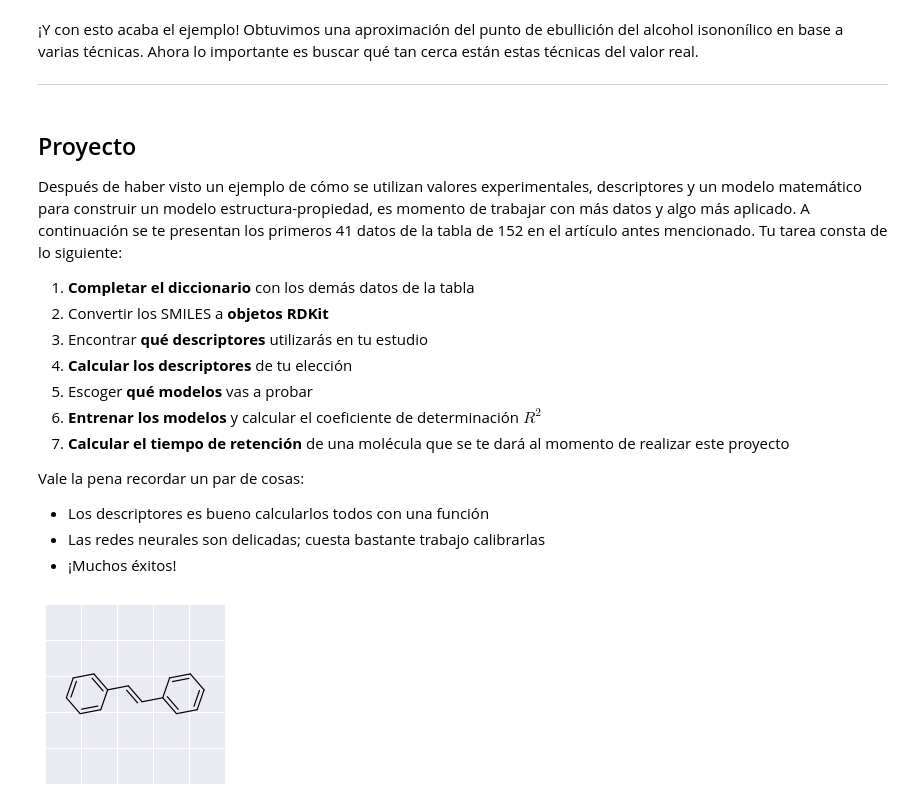
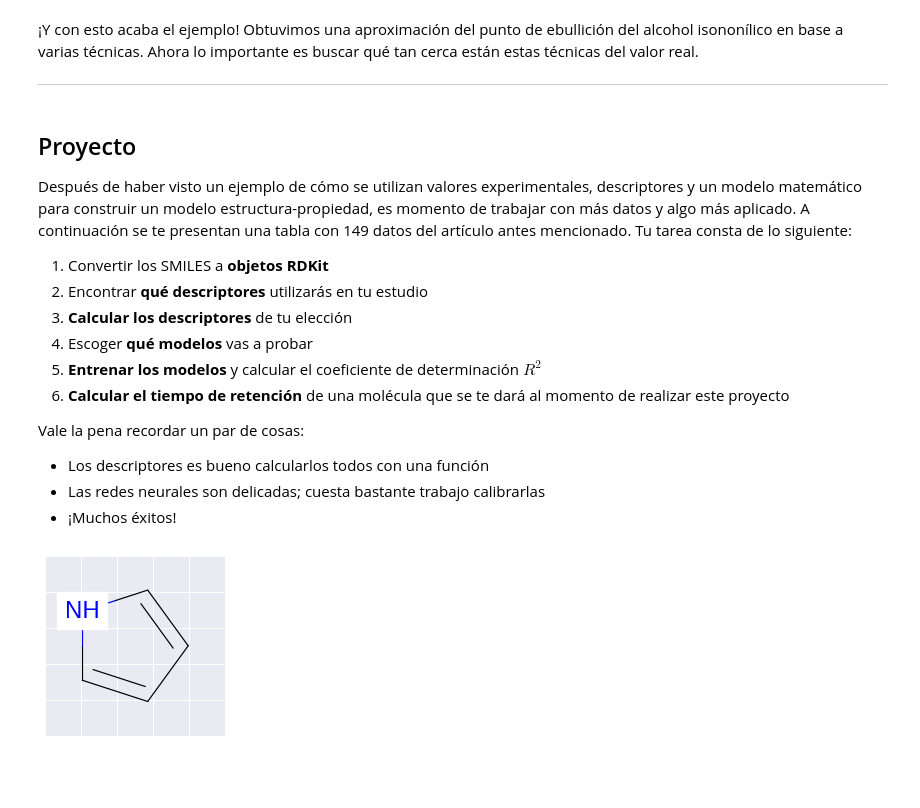
Before and after one commit to zronyj/instrumental, a Jupyter notebook: QSRR_GC.ipynb, the cells around one changed output. Drawn from its saved outputs; the diff is of its cells as text; code cells hidden in the pictures; blank space fills up the shorter version.

```diff
--- a/QSRR_GC.ipynb
+++ b/QSRR_GC.ipynb
@@ -178,14 +188,13 @@ Segun red neural: 205.36
 ---
 # %% [markdown]
 ## Proyecto
-Después de haber visto un ejemplo de cómo se utilizan valores experimentales, descriptores y un modelo matemático para construir un modelo estructura-propiedad, es momento de trabajar con más datos y algo más aplicado. A continuación se te presentan los primeros 41 datos de la tabla de 152 en el artículo antes mencionado. Tu tarea consta de lo siguiente:
-1. **Completar el diccionario** con los demás datos de la tabla
-2. Convertir los SMILES a **objetos RDKit**
-3. Encontrar **qué descriptores** utilizarás en tu estudio
-4. **Calcular los descriptores** de tu elección
-5. Escoger **qué modelos** vas a probar
-6. **Entrenar los modelos** y calcular el coeficiente de determinación $R^2$
-7. **Calcular el tiempo de retención** de una molécula que se te dará al momento de realizar este proyecto
+Después de haber visto un ejemplo de cómo se utilizan valores experimentales, descriptores y un modelo matemático para construir un modelo estructura-propiedad, es momento de trabajar con más datos y algo más aplicado. A continuación se te presentan una tabla con 149 datos del artículo antes mencionado. Tu tarea consta de lo siguiente:
+1. Convertir los SMILES a **objetos RDKit**
+2. Encontrar **qué descriptores** utilizarás en tu estudio
+3. **Calcular los descriptores** de tu elección
+4. Escoger **qué modelos** vas a probar
+5. **Entrenar los modelos** y calcular el coeficiente de determinación $R^2$
+6. **Calcular el tiempo de retención** de una molécula que se te dará al momento de realizar este proyecto
 
 Vale la pena recordar un par de cosas:
 * Los descriptores es bueno calcularlos todos con una función
@@ -264,6 +380,6 @@ def mostrar(molecula):
   Draw.MolToMPL(x,size=(100,100))
 # %%
 # Se utiliza de esta manera
-mostrar("estilbeno")
+mostrar("pirrol")
 # %% [output]
-[figure, old version]
+[figure, new version]
```
Also changed, not shown: parts of 4 cells of this notebook.
